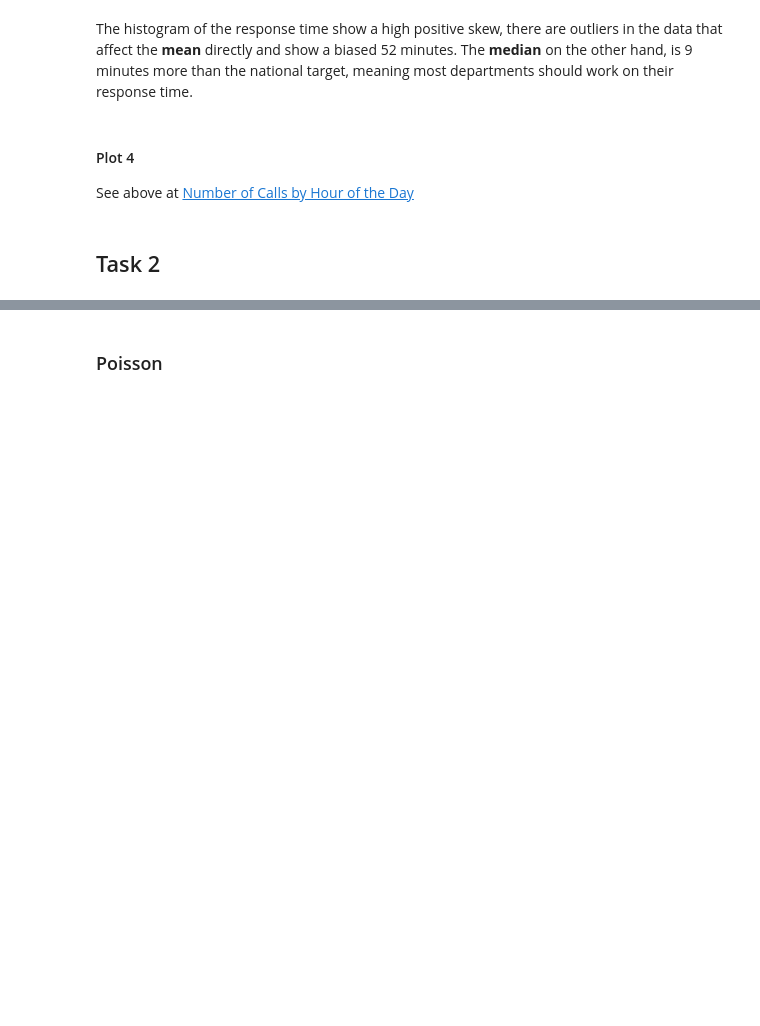
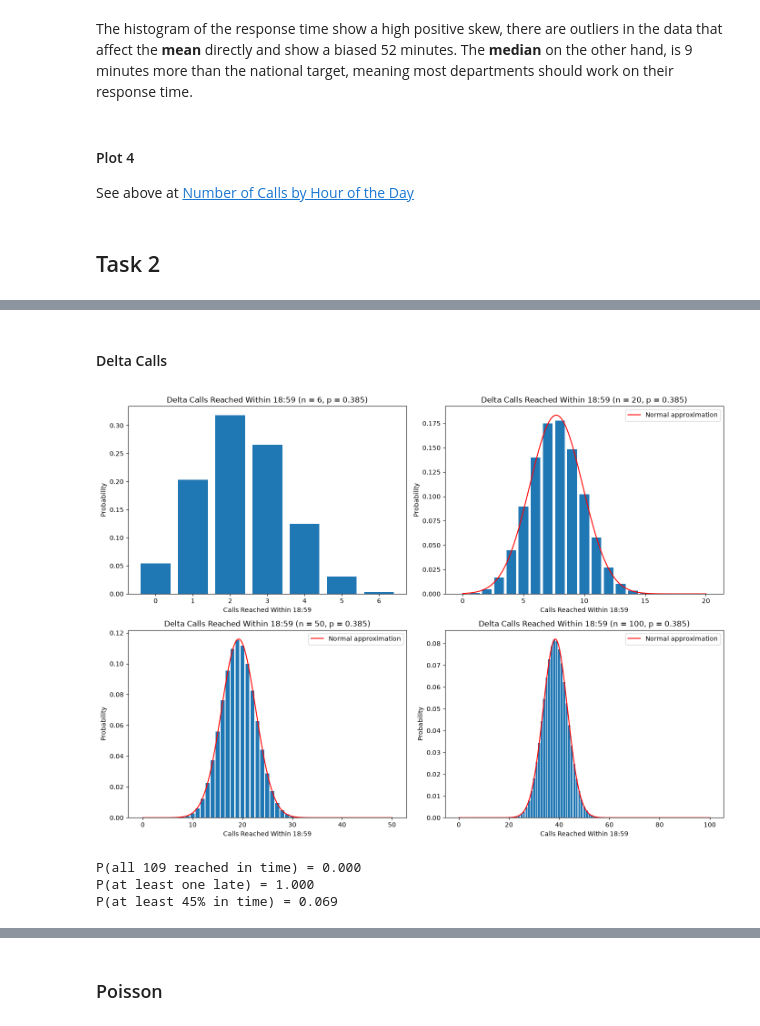
Before and after one commit to oscar-juarez-cct/ambulance-incidents, a Jupyter notebook: ambulance-incidents.ipynb, the cells around one changed output, grey strips where cells are left out. Cells and saved outputs as stored; diff of their text form; code cells hidden in the pictures; blank space fills up the shorter version.

```diff
--- a/ambulance-incidents.ipynb
+++ b/ambulance-incidents.ipynb
@@ -655,0 +656,23 @@ plt.show()
+# %% [markdown]
+#### Delta Calls
+# %%
+plt.figure(figsize=(14, 10))
+plt.subplot(2, 2, 1)
+plot_binomial(6, p_delta, "Delta")
+plt.subplot(2, 2, 2)
+plot_binomial(20, p_delta, "Delta", True)
+plt.subplot(2, 2, 3)
+plot_binomial(50, p_delta, "Delta", True)
+plt.subplot(2, 2, 4)
+plot_binomial(100, p_delta, "Delta", True)
+plt.tight_layout()
+plt.show()
+
+print(f"P(all {n_delta} reached in time) = {binom.pmf(n_delta, n_delta, p_delta):.3f}")
+print(f"P(at least one late) = {1 - binom.pmf(n_delta, n_delta, p_delta):.3f}")
+print(f"P(at least 45% in time) = {binom.sf(np.ceil(0.45 * n_delta) - 1, n_delta, p_delta):.3f}")
+# %% [output]
+[figure, added]
+P(all 109 reached in time) = 0.000
+P(at least one late) = 1.000
+P(at least 45% in time) = 0.069
```
Also changed, not shown: parts of 22 cells of this notebook.
